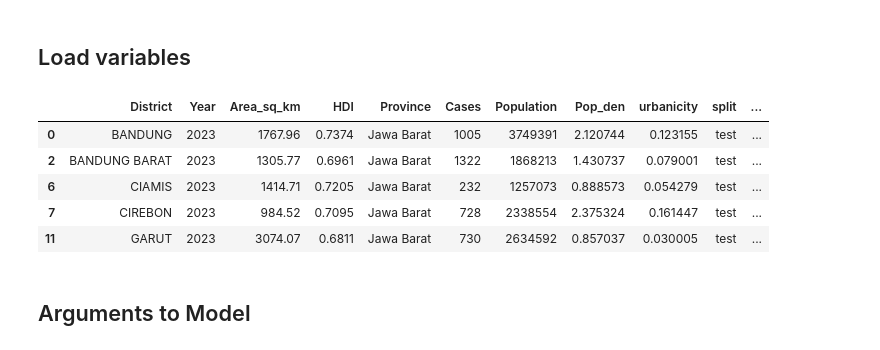
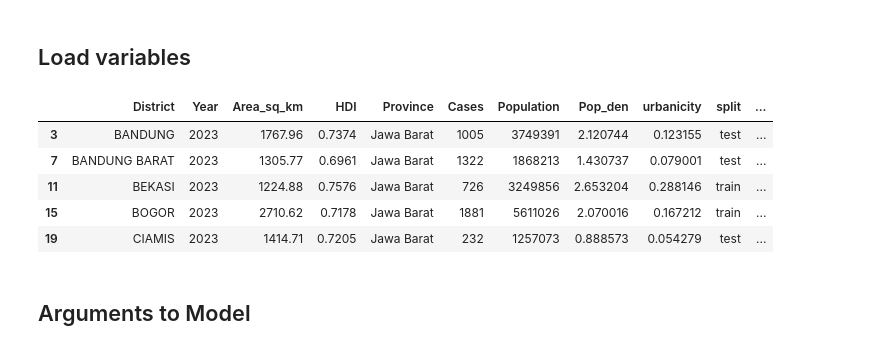
Before and after one commit to jeswid/DSE_FYP, a Jupyter notebook: src/aggVAE Prevalence Model.ipynb, the cells around one changed output. Saved outputs shown, nothing was run; the diff lists cells and outputs as text; code cells hidden in the pictures.

```diff
--- a/src/aggVAE Prevalence Model.ipynb
+++ b/src/aggVAE Prevalence Model.ipynb
@@ -126,23 +121,22 @@ def prev_model_vae_aggr(args):
 x = np.load("../data/processed/lat_lon_x_all.npy")
 
 #read the dataframes
-df_train = gpd.read_file("../data/processed/train.shp")
-df_test = gpd.read_file("../data/processed/test.shp")
 df_prov = gpd.read_file("../data/processed/low_res.shp")
+df_dist = gpd.read_file("../data/processed/high_res_traintest.shp")
 
 #only read for one yr first
-df_train = df_train[df_train.Year == 2023]
-df_test = df_test[df_test.Year == 2023]
-df_prov = df_prov[df_prov.Year == 2023]
+year = 2023
+df_prov = df_prov[df_prov.Year == year]
+df_dist = df_dist[df_dist.Year == year]
 # %%
-df_test.head()
+df_dist.head()
 # %% [output]
 |  | District | Year | Area_sq_km | HDI | Province | Cases | Population | Pop_den | urbanicity | split | ... |
-| 0 | BANDUNG | 2023 | 1767.96 | 0.7374 | Jawa Barat | 1005 | 3749391 | 2.120744 | 0.123155 | test | ... |
-| 2 | BANDUNG BARAT | 2023 | 1305.77 | 0.6961 | Jawa Barat | 1322 | 1868213 | 1.430737 | 0.079001 | test | ... |
-| 6 | CIAMIS | 2023 | 1414.71 | 0.7205 | Jawa Barat | 232 | 1257073 | 0.888573 | 0.054279 | test | ... |
-| 7 | CIREBON | 2023 | 984.52 | 0.7095 | Jawa Barat | 728 | 2338554 | 2.375324 | 0.161447 | test | ... |
-| 11 | GARUT | 2023 | 3074.07 | 0.6811 | Jawa Barat | 730 | 2634592 | 0.857037 | 0.030005 | test | ... |
+| 3 | BANDUNG | 2023 | 1767.96 | 0.7374 | Jawa Barat | 1005 | 3749391 | 2.120744 | 0.123155 | test | ... |
+| 7 | BANDUNG BARAT | 2023 | 1305.77 | 0.6961 | Jawa Barat | 1322 | 1868213 | 1.430737 | 0.079001 | test | ... |
+| 11 | BEKASI | 2023 | 1224.88 | 0.7576 | Jawa Barat | 726 | 3249856 | 2.653204 | 0.288146 | train | ... |
+| 15 | BOGOR | 2023 | 2710.62 | 0.7178 | Jawa Barat | 1881 | 5611026 | 2.070016 | 0.167212 | train | ... |
+| 19 | CIAMIS | 2023 | 1414.71 | 0.7205 | Jawa Barat | 232 | 1257073 | 0.888573 | 0.054279 | test | ... |
 # %%
 #hidden dim of vae
 h = 50
```
Also changed, not shown: parts of 12 cells of this notebook, 22 other files.
